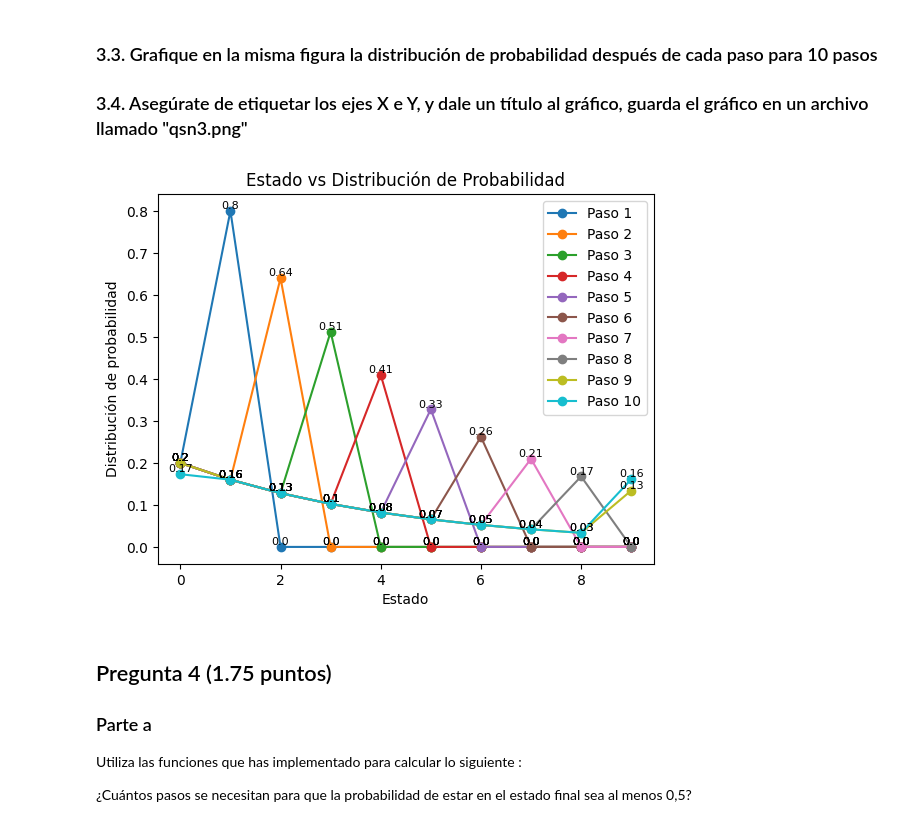
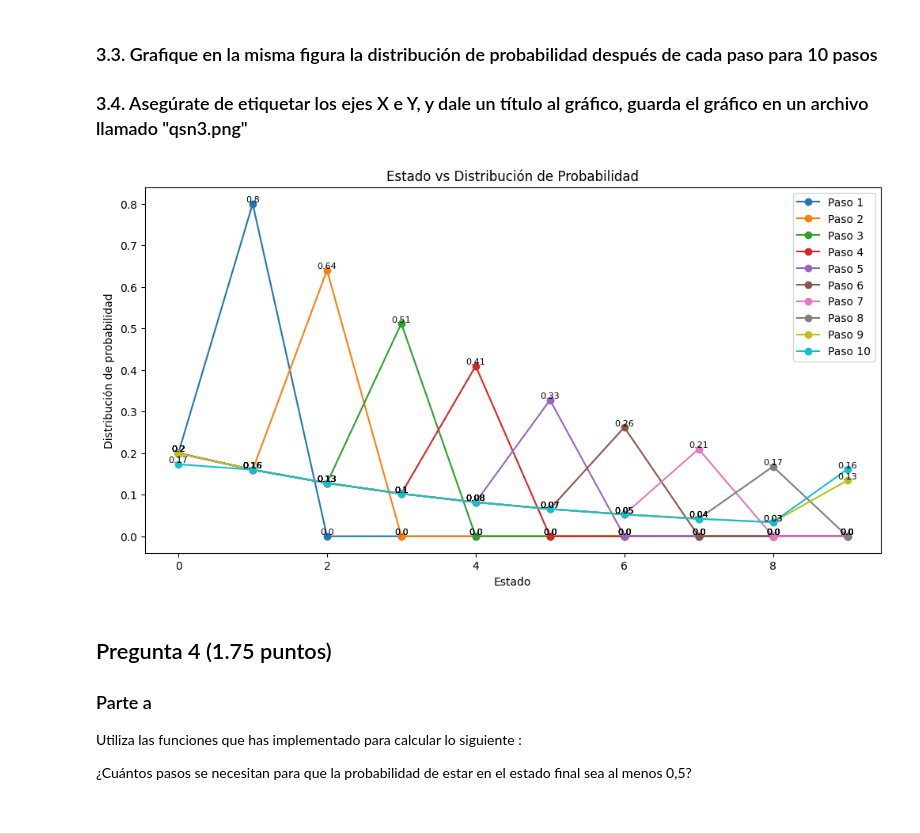
Before and after one commit to jesuusmontalvo/MIA_2024II_PML, a Jupyter notebook: Parcial/enunciadov1.2/notebook/parcialv1_4.ipynb, the cells around one changed output. Drawn from its saved outputs; the diff is of its cells as text; code cells hidden in the pictures.

```diff
--- a/Parcial/enunciadov1.2/notebook/parcialv1_4.ipynb
+++ b/Parcial/enunciadov1.2/notebook/parcialv1_4.ipynb
@@ -185,23 +185,23 @@ p0[0] = 1
 ### 3.4. Asegúrate de etiquetar los ejes X e Y, y dale un título al gráfico, guarda el gráfico en un archivo llamado "qsn3.png"
 # %%
 from matplotlib import pyplot as plt
-
+plt.figure(figsize=(12, 6))
 estados = np.arange(10)
 for k in range(1,11):
     pk = propagate(p0, k, tm)
     plt.plot(estados, pk, marker="o",  label=f"Paso {k}")
 
     for i, value in enumerate(pk):
         plt.text(estados[i], value, f"{round(value, 2)}", fontsize=8, ha="center", va="bottom")
 
 plt.title("Estado vs Distribución de Probabilidad")
 plt.xlabel("Estado")
 plt.ylabel("Distribución de probabilidad")
 plt.legend()
 plt.savefig("qsn3.png")
 plt.show()
 # %% [output]
-[figure, old version]
+[figure, new version]
 # %% [markdown]
 ## Pregunta 4 (1.75 puntos)
 ### Parte a
```
Also changed, not shown: parts of 35 cells of this notebook, 9 other files.
